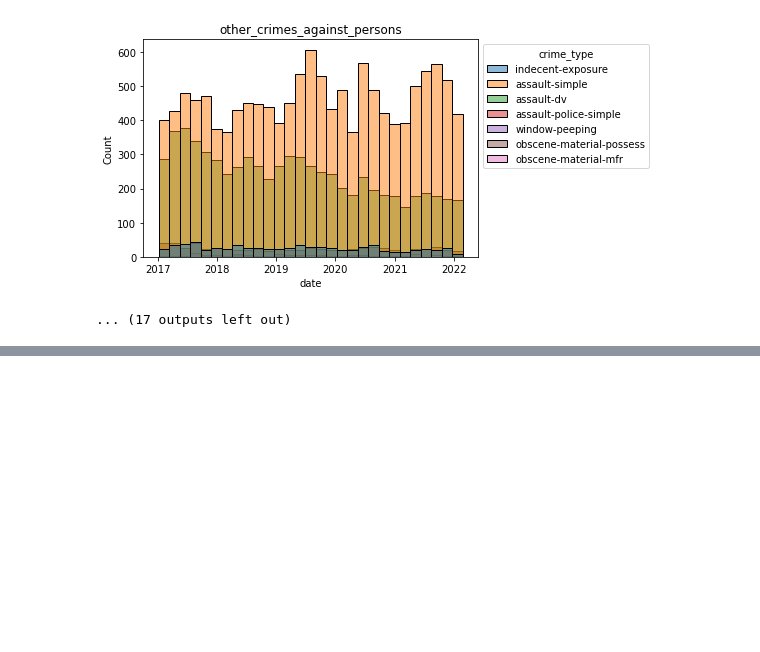
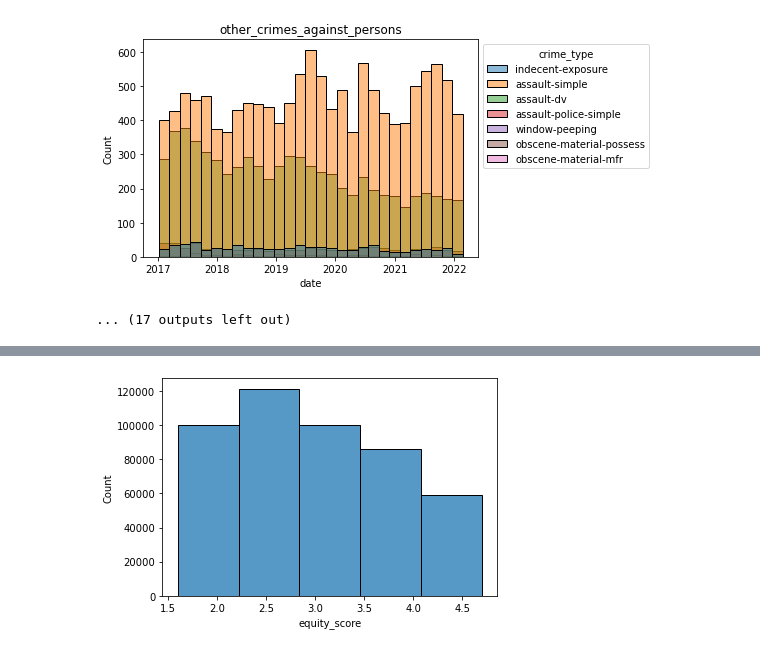
Before and after one commit to Seismic-Striker/Springboard_and_Datacamp, a Jupyter notebook: Denver Crime Data/Denver Crime EDA.ipynb, the cells around one changed output, grey strips where cells are left out. Saved outputs shown, nothing was run; the diff lists cells and outputs as text; code cells hidden in the pictures; blank space fills up the shorter version.

```diff
--- a/Denver Crime Data/Denver Crime EDA.ipynb
+++ b/Denver Crime Data/Denver Crime EDA.ipynb
@@ -370,0 +483,6 @@ other_crimes_against_persons
+# %%
+_ = sns.histplot(x='equity_score',data=df,bins=5)
+# sns.move_legend(_, "upper left", bbox_to_anchor=(1, 1))
+plt.show()
+# %% [output]
+[figure, added]
```
Also changed, not shown: parts of 4 cells of this notebook, 7 other files.
